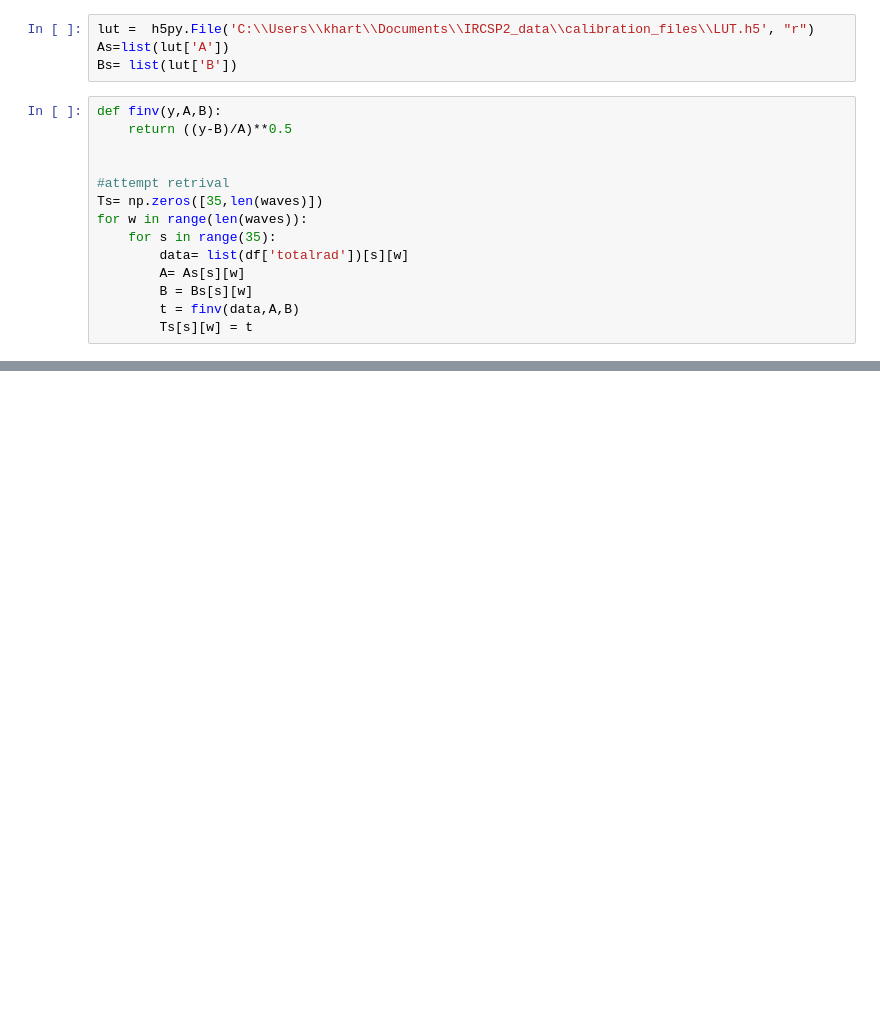
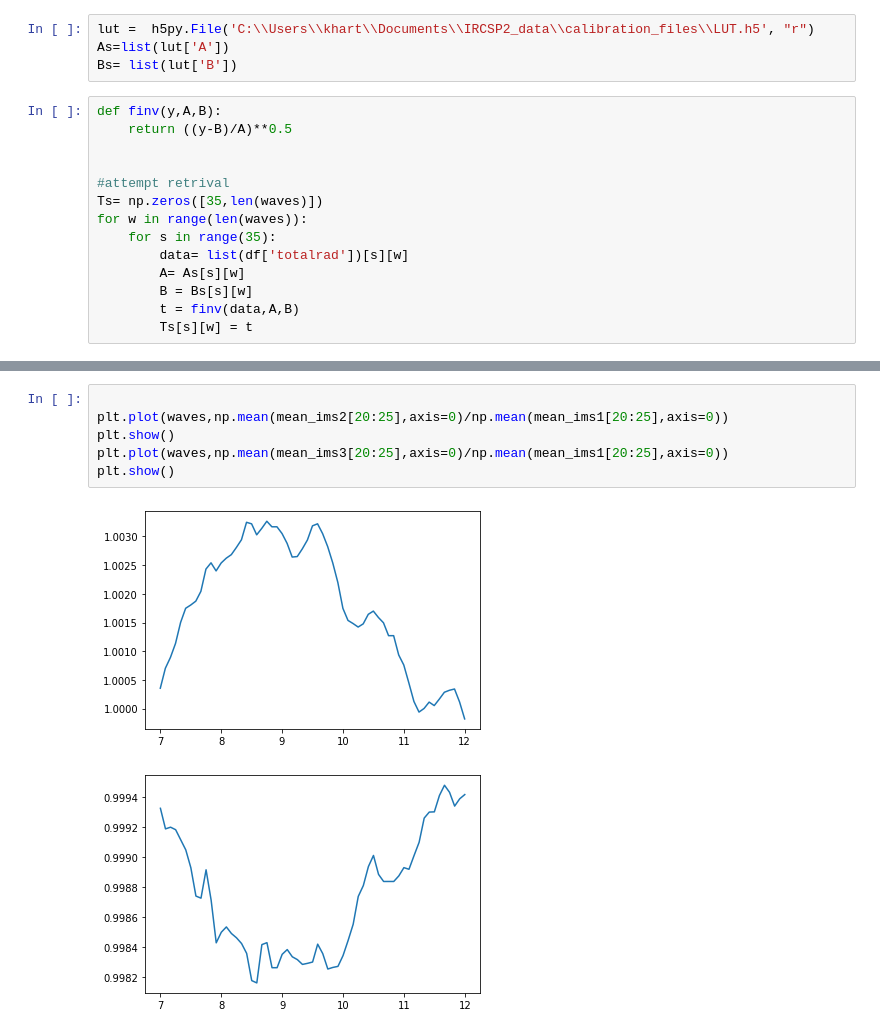
Before and after one commit to Polarization-Lab/IRCSP, a Jupyter notebook: calibration/target-evaluation/target-plots.ipynb, the cells around one changed output, grey strips where cells are left out. Cells and saved outputs as stored; diff of their text form; blank space fills up the shorter version.

```diff
--- a/calibration/target-evaluation/target-plots.ipynb
+++ b/calibration/target-evaluation/target-plots.ipynb
@@ -107,0 +133,9 @@ plt.show()
+# %%
+
+plt.plot(waves,np.mean(mean_ims2[20:25],axis=0)/np.mean(mean_ims1[20:25],axis=0))
+plt.show()
+plt.plot(waves,np.mean(mean_ims3[20:25],axis=0)/np.mean(mean_ims1[20:25],axis=0))
+plt.show()
+# %% [output]
+[figure, added]
+[figure, added]
```
Also changed, not shown: parts of 5 cells of this notebook, 1 other file.
